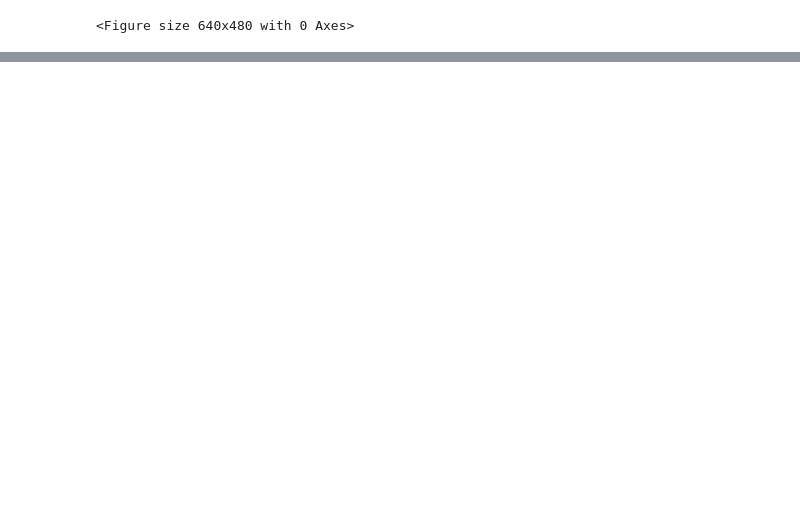
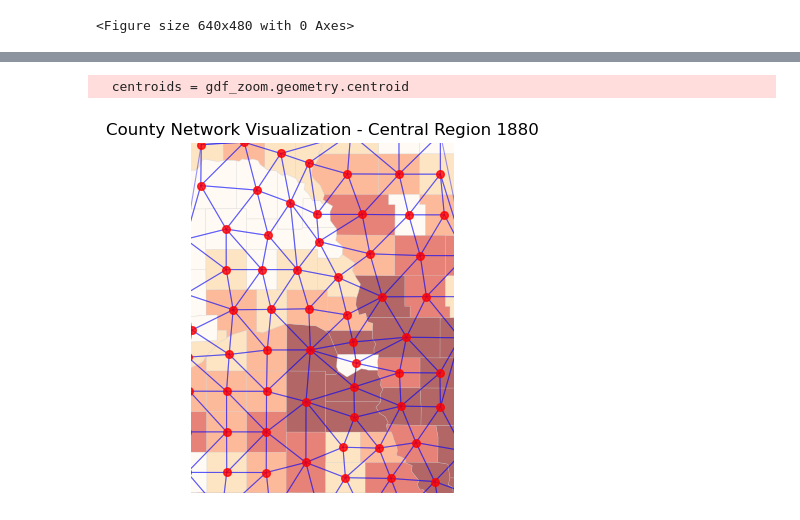
Before and after one commit to naokic3/Frontier, a Jupyter notebook: Population_expansion.ipynb, the cells around one changed output, grey strips where cells are left out. Drawn from its saved outputs; the diff is of its cells as text; code cells hidden in the pictures; blank space fills up the shorter version.

```diff
--- a/Population_expansion.ipynb
+++ b/Population_expansion.ipynb
@@ -122,0 +148,56 @@ Image(filename='county_population_animation.gif')
+# %%
+import networkx as nx
+from scipy.spatial import Delaunay
+import numpy as np
+
+# Create a network visualization of the counties
+fig, ax = plt.subplots(1, 1, figsize=(12, 4))
+
+# Get the subset of counties in the zoomed region
+gdf_zoom = gdf_merged.cx[-98:-95, 40:43]
+
+# Calculate centroids
+centroids = gdf_zoom.geometry.centroid
+
+# Extract coordinates for triangulation
+coords = np.array([[point.x, point.y] for point in centroids])
+
+# Create Delaunay triangulation to connect nearby counties
+tri = Delaunay(coords)
+
+# Plot the county boundaries (lighter)
+gdf_zoom.plot(
+    column='epop1880',
+    cmap='OrRd',
+    linewidth=0.3,
+    ax=ax,
+    edgecolor='lightgray',
+    alpha=0.6,
+    legend=False,
+    scheme='quantiles'
+)
+
+# Draw edges between connected counties
+for simplex in tri.simplices:
+    for i in range(3):
+        start = coords[simplex[i]]
+        end = coords[simplex[(i+1)%3]]
+        ax.plot([start[0], end[0]], [start[1], end[1]], 'b-', alpha=0.4, linewidth=0.8)
+
+# Draw nodes at county centroids
+ax.scatter(coords[:, 0], coords[:, 1], c='red', s=30, zorder=5, alpha=0.8)
+
+# Set zoom limits
+ax.set_xlim(-98, -95)
+ax.set_ylim(40, 43)
+
+ax.set_title('County Network Visualization - Central Region 1880')
+ax.axis('off')
+plt.tight_layout()
+
+# Save the figure as PNG
+plt.savefig('county_network_visualization.png', dpi=300, bbox_inches='tight')
+plt.show()
+# %% [output]
+  centroids = gdf_zoom.geometry.centroid
+[figure, added]
```
Also changed, not shown: parts of 3 cells of this notebook, 1 other file.
